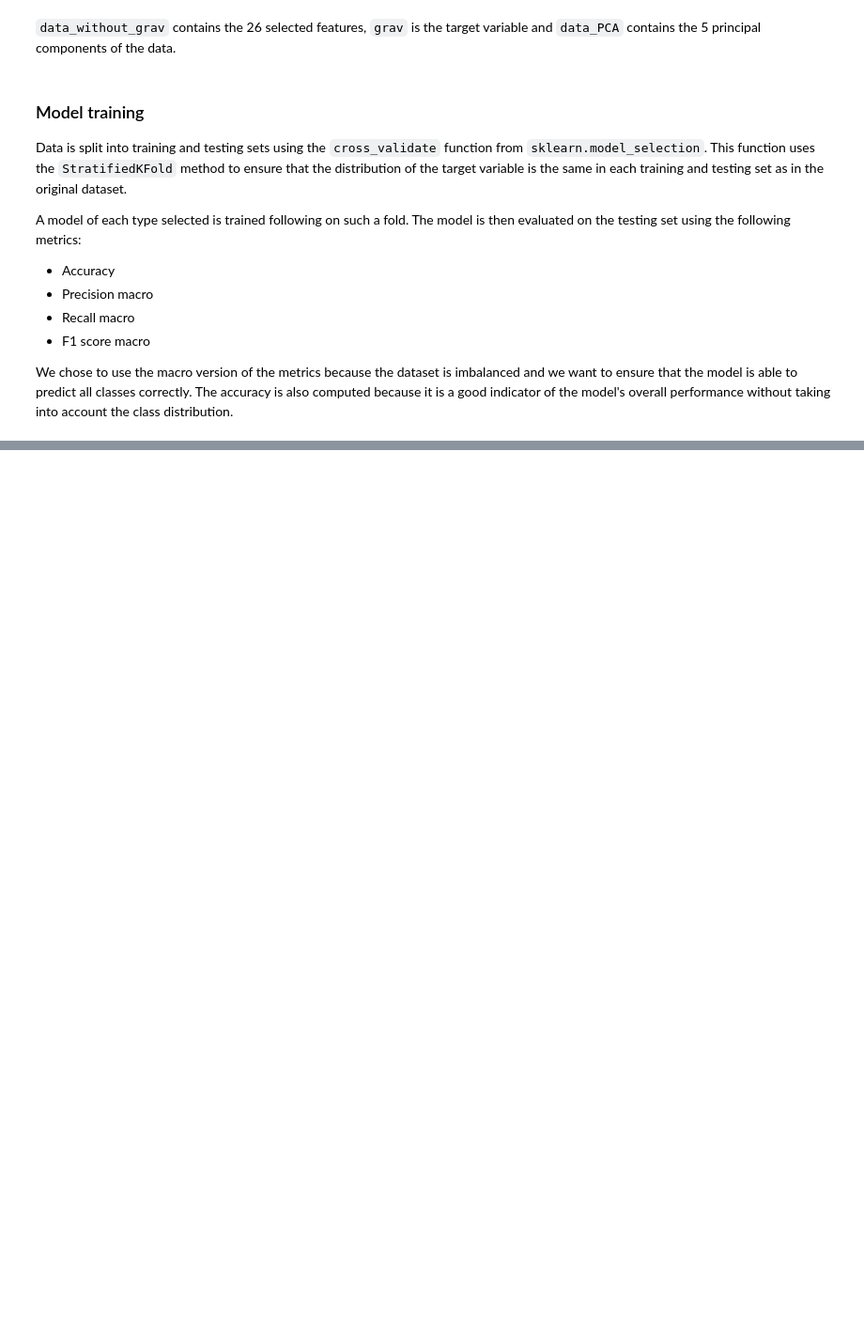
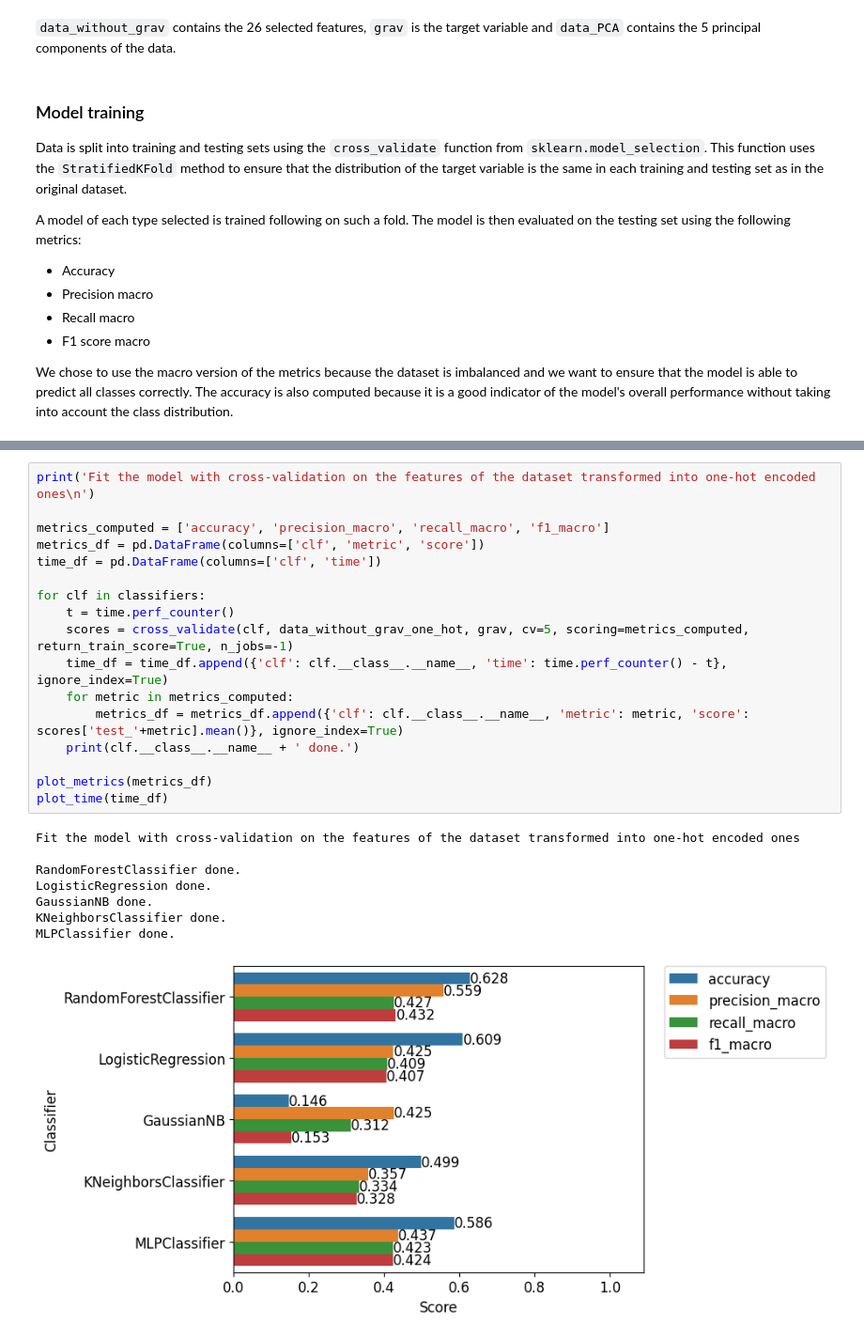
Before and after one commit to BigBaz54/road_accident_severity, a Jupyter notebook: severity_classification.ipynb, the cells around one changed output, grey strips where cells are left out. Shown at 94% size. Drawn from its saved outputs; the diff is of its cells as text; blank space fills up the shorter version.

```diff
--- a/severity_classification.ipynb
+++ b/severity_classification.ipynb
@@ -89,0 +93,26 @@ MLPClassifier done.
+# %%
+print('Fit the model with cross-validation on the features of the dataset transformed into one-hot encoded ones\n')
+
+metrics_computed = ['accuracy', 'precision_macro', 'recall_macro', 'f1_macro']
+metrics_df = pd.DataFrame(columns=['clf', 'metric', 'score'])
+time_df = pd.DataFrame(columns=['clf', 'time'])
+
+for clf in classifiers:
+    t = time.perf_counter()
+    scores = cross_validate(clf, data_without_grav_one_hot, grav, cv=5, scoring=metrics_computed, return_train_score=True, n_jobs=-1)
+    time_df = time_df.append({'clf': clf.__class__.__name__, 'time': time.perf_counter() - t}, ignore_index=True)
+    for metric in metrics_computed:
+        metrics_df = metrics_df.append({'clf': clf.__class__.__name__, 'metric': metric, 'score': scores['test_'+metric].mean()}, ignore_index=True)
+    print(clf.__class__.__name__ + ' done.')
+
+plot_metrics(metrics_df)
+plot_time(time_df)
+# %% [output]
+Fit the model with cross-validation on the features of the dataset transformed into one-hot encoded ones
+
+RandomForestClassifier done.
+LogisticRegression done.
+GaussianNB done.
+KNeighborsClassifier done.
+MLPClassifier done.
+[figure, added]
```
Also changed, not shown: parts of 5 cells of this notebook.
